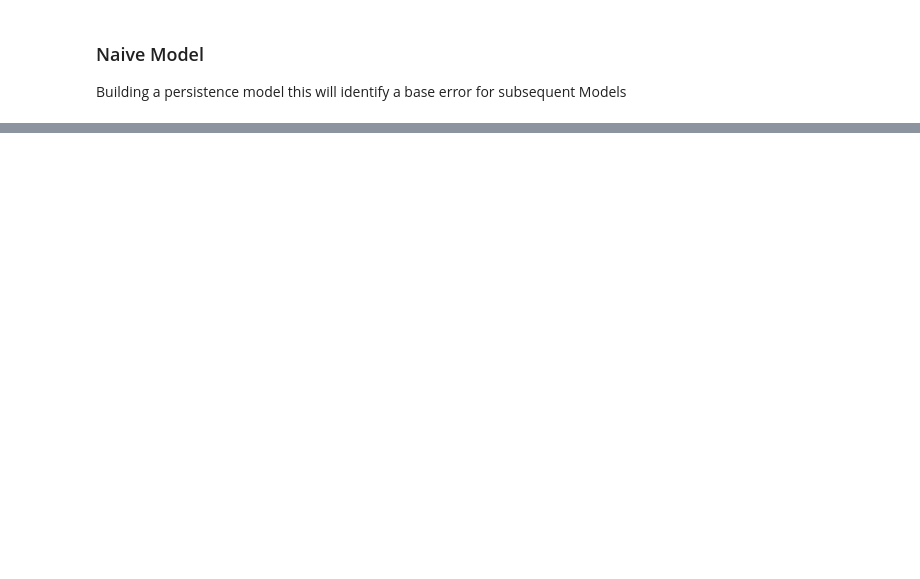
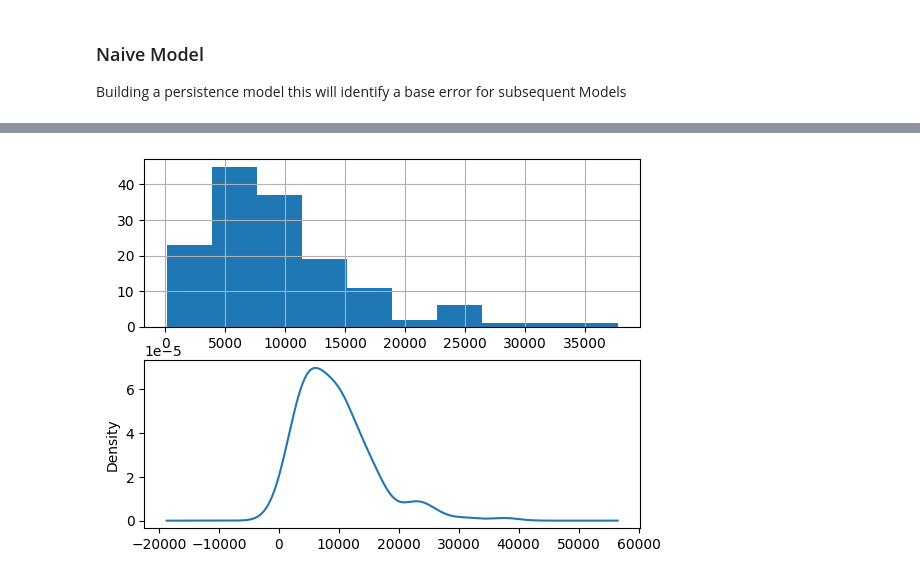
Before and after one commit to Viynne/Superstore-SAles-Forecast, a Jupyter notebook: superstore_sales_EDA.ipynb, the cells around one changed output, grey strips where cells are left out. Drawn from its saved outputs; the diff is of its cells as text; code cells hidden in the pictures; blank space fills up the shorter version.

```diff
--- a/superstore_sales_EDA.ipynb
+++ b/superstore_sales_EDA.ipynb
@@ -275,0 +318,9 @@ fig.show()
+# %%
+plt.figure(1)
+plt.subplot(211)
+train_set.Sales.hist()
+plt.subplot(212)
+train_set.Sales.plot(kind='kde')
+plt.show()
+# %% [output]
+[figure, added]
```
Also changed, not shown: parts of 30 cells of this notebook.
